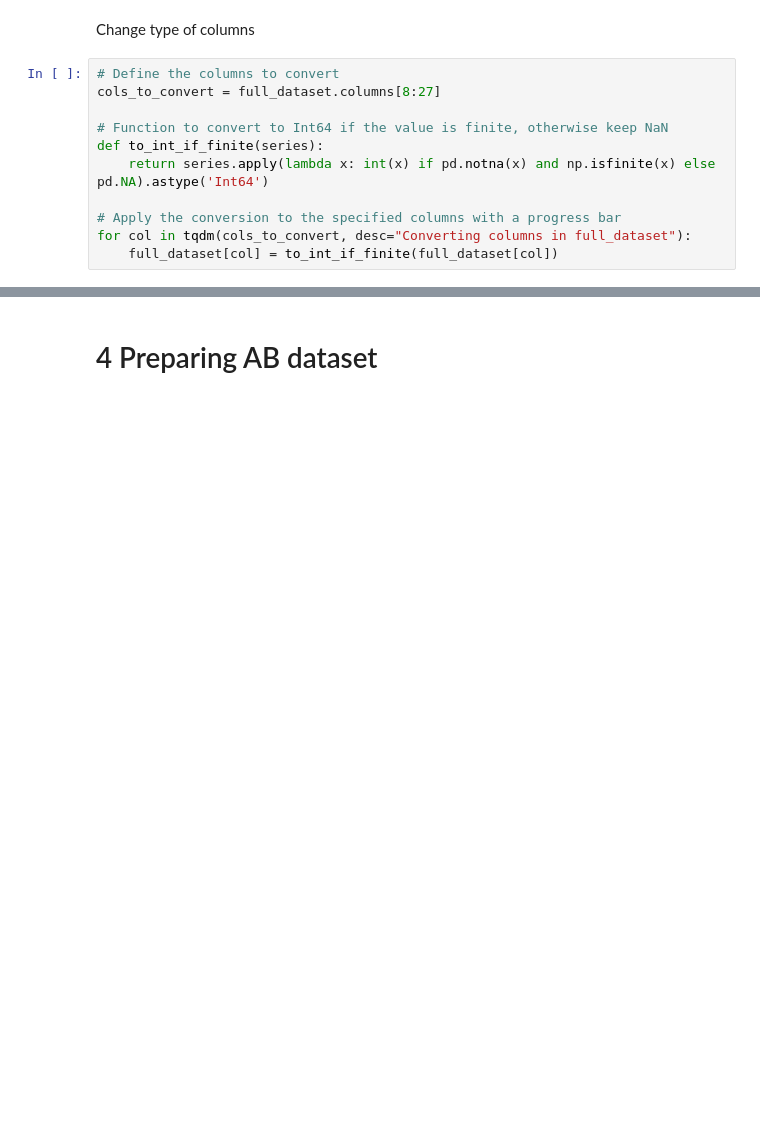
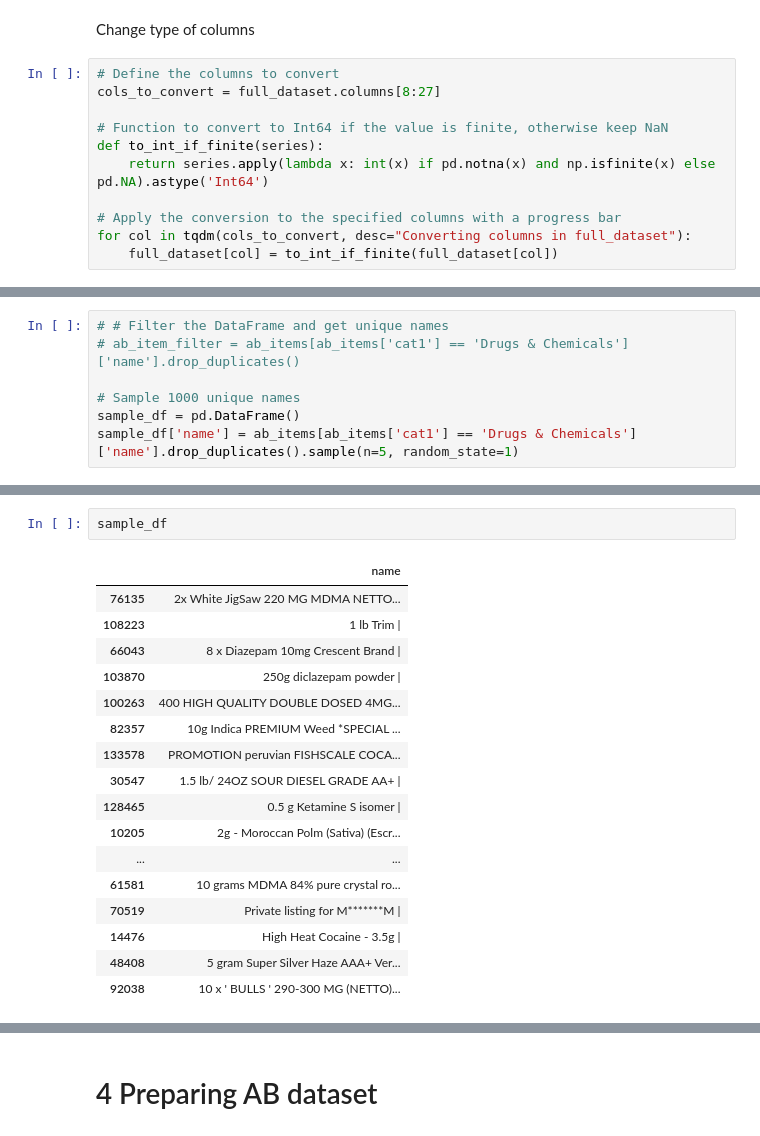
Before and after one commit to GregoryG3/Thesis, a Jupyter notebook: 3_Analysis.ipynb, the cells around one changed output, grey strips where cells are left out. Saved outputs shown, nothing was run; the diff lists cells and outputs as text; blank space fills up the shorter version.

```diff
--- a/3_Analysis.ipynb
+++ b/3_Analysis.ipynb
@@ -106,0 +113,7 @@ for col in tqdm(cols_to_convert, desc="Converting columns in full_dataset"):
+# %%
+# # Filter the DataFrame and get unique names
+# ab_item_filter = ab_items[ab_items['cat1'] == 'Drugs & Chemicals']['name'].drop_duplicates()
+
+# Sample 1000 unique names
+sample_df = pd.DataFrame()
+sample_df['name'] = ab_items[ab_items['cat1'] == 'Drugs & Chemicals']['name'].drop_duplicates().sample(n=5, random_state=1)
@@ -106,0 +251,20 @@ for col in tqdm(cols_to_convert, desc="Converting columns in full_dataset"):
+# %%
+sample_df
+# %% [output]
+|  | name |
+| 76135 | 2x White JigSaw 220 MG MDMA NETTO... |
+| 108223 | 1 lb Trim | |
+| 66043 | 8 x Diazepam 10mg Crescent Brand | |
+| 103870 | 250g diclazepam powder | |
+| 100263 | 400 HIGH QUALITY DOUBLE DOSED 4MG... |
+| 82357 | 10g Indica PREMIUM Weed *SPECIAL ... |
+| 133578 | PROMOTION peruvian FISHSCALE COCA... |
+| 30547 | 1.5 lb/ 24OZ SOUR DIESEL GRADE AA+ | |
+| 128465 | 0.5 g Ketamine S isomer | |
+| 10205 | 2g - Moroccan Polm (Sativa) (Escr... |
+| ... | ... |
+| 61581 | 10 grams MDMA 84% pure crystal ro... |
+| 70519 | Private listing for M*******M | |
+| 14476 | High Heat Cocaine - 3.5g | |
+| 48408 | 5 gram Super Silver Haze AAA+ Ver... |
+| 92038 | 10 x ' BULLS ' 290-300 MG (NETTO)... |
```
Also changed, not shown: parts of 20 cells of this notebook.
